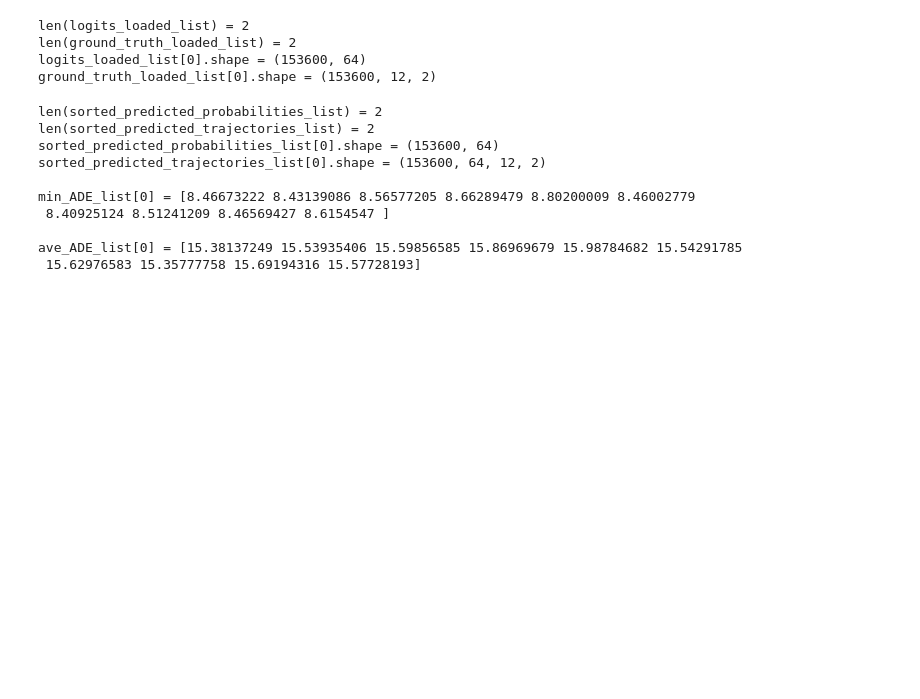
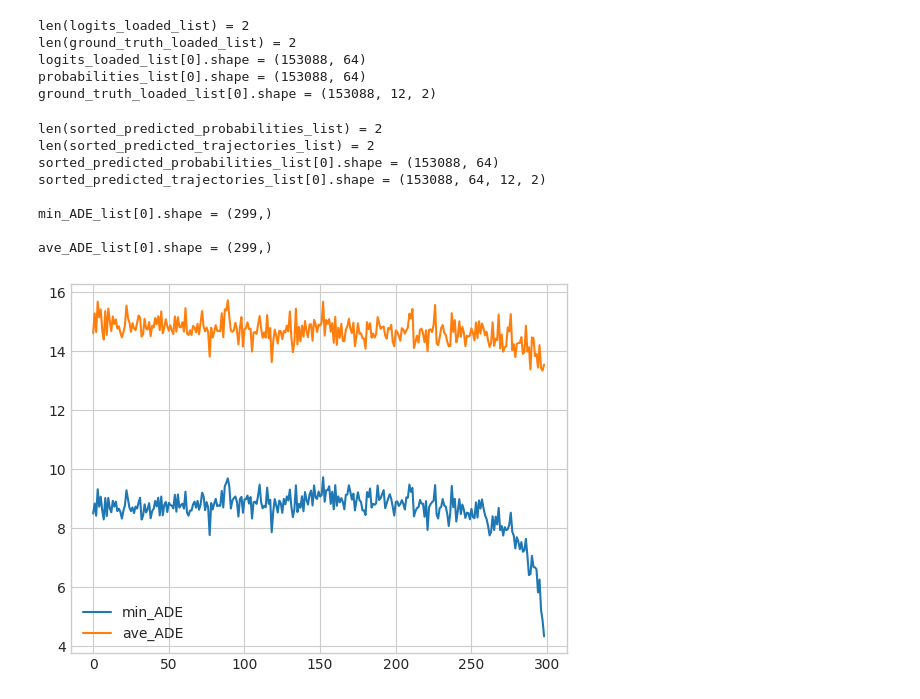
Before and after one commit to dolander1/nuscenes_dolander1, a Jupyter notebook: python-sdk/tutorials/DanielNotebook.ipynb, the cells around one changed output. Drawn from its saved outputs; the diff is of its cells as text; code cells hidden in the pictures; blank space fills up the shorter version.

```diff
--- a/python-sdk/tutorials/DanielNotebook.ipynb
+++ b/python-sdk/tutorials/DanielNotebook.ipynb
@@ -24,7 +25,7 @@ def get_ADE_for_k_trajectories(sorted_predicted_trajectories, ground_truth_traje
 
     top_k_trajectories = sorted_predicted_trajectories[:,:k_nr_of_trajectories,:,:]
 
-    n_epochs = 10 # TODO, automate
+    n_epochs = num_epochs # TODO, automate
     n_datapoints_per_epoch = 512 # TODO, automate
 
     ave_ADE = np.zeros([n_datapoints_per_epoch, n_epochs])
@@ -54,23 +55,25 @@ def get_ADE_for_k_trajectories(sorted_predicted_trajectories, ground_truth_traje
 
 epochs = [299,300]
 legend_list = ['10*10 (299e)','125*125 (300e)']
+file_number = 0
 
 file_path_list = [f"tmpResults/results_epochs={epoch}" for epoch in epochs]
 num_files = len(file_path_list)
 num_epochs = min(epochs)
-test_ind = 0
 
 # Load the .npy files
-logits_loaded_list = [np.load(f'{file_path}_logits.npy') for file_path in file_path_list][:num_epochs]
-ground_truth_loaded_list = [np.load(f'{file_path}_ground_truth.npy') for file_path in file_path_list][:num_epochs]
+logits_loaded_list = [(np.load(f'{file_path}_logits.npy'))[:num_epochs*512] for file_path in file_path_list]
+ground_truth_loaded_list = [(np.load(f'{file_path}_ground_truth.npy'))[:num_epochs*512] for file_path in file_path_list]
+softmaxy = torch.nn.Softmax(dim=1)
+probabilities_list = [softmaxy(torch.Tensor(logits)).detach().numpy().squeeze() for logits in logits_loaded_list]
 
 
 # Print the data
 print(f"len(logits_loaded_list) = {len(logits_loaded_list)}")
 print(f"len(ground_truth_loaded_list) = {len(ground_truth_loaded_list)}")
-print(f"logits_loaded_list[{test_ind}].shape = {logits_loaded_list[test_ind].shape}")
-print(f"ground_truth_loaded_list[{test_ind}].shape = {ground_truth_loaded_list[test_ind].shape}")
-
+print(f"logits_loaded_list[{file_number}].shape = {logits_loaded_list[file_number].shape}")
+print(f"probabilities_list[{file_number}].shape = {probabilities_list[file_number].shape}")
+print(f"ground_truth_loaded_list[{file_number}].shape = {ground_truth_loaded_list[file_number].shape}")
 
 # Load lattice
 with open('data/sets/nuscenes-prediction-challenge-trajectory-sets/epsilon_8.pkl', 'rb') as f:
@@ -79,34 +82,32 @@ lattice = np.array(trajectories)
 # %% [output]
 len(logits_loaded_list) = 2
 len(ground_truth_loaded_list) = 2
-logits_loaded_list[0].shape = (153600, 64)
-ground_truth_loaded_list[0].shape = (153600, 12, 2)
+logits_loaded_list[0].shape = (153088, 64)
+probabilities_list[0].shape = (153088, 64)
+ground_truth_loaded_list[0].shape = (153088, 12, 2)
 # %%
 ## Calculate
-
 results = [get_sorted_most_likely_trajectories(logits_loaded, lattice) for logits_loaded in logits_loaded_list]
 sorted_predicted_probabilities_list, sorted_predicted_trajectories_list = zip(*results)
 
 print(f"len(sorted_predicted_probabilities_list) = {len(sorted_predicted_probabilities_list)}")
 print(f"len(sorted_predicted_trajectories_list) = {len(sorted_predicted_trajectories_list)}")
-print(f"sorted_predicted_probabilities_list[{test_ind}].shape = {sorted_predicted_probabilities_list[test_ind].shape}")
-print(f"sorted_predicted_trajectories_list[{test_ind}].shape = {sorted_predicted_trajectories_list[test_ind].shape}")
+print(f"sorted_predicted_probabilities_list[{file_number}].shape = {sorted_predicted_probabilities_list[file_number].shape}")
+print(f"sorted_predicted_trajectories_list[{file_number}].shape = {sorted_predicted_trajectories_list[file_number].shape}")
 # print(f"sortedTrajectories = {sorted_predicted_trajectories_list[0][2]}") # [0][0/1] and [0][2/3] the same
 
 k_nr_of_trajectories = 5
 results = [get_ADE_for_k_trajectories(sorted_predicted_trajectories, ground_truth_loaded, k_nr_of_trajectories) for sorted_predicted_trajectories, ground_truth_loaded in zip(sorted_predicted_trajectories_list, ground_truth_loaded_list)]
 min_ADE_list, ave_ADE_list = zip(*results)
 
-print(f"\nmin_ADE_list[{test_ind}] = {min_ADE_list[test_ind]}")
-print(f"\nave_ADE_list[{test_ind}] = {ave_ADE_list[test_ind]}")
+print(f"\nmin_ADE_list[{file_number}].shape = {min_ADE_list[file_number].shape}")
+print(f"\nave_ADE_list[{file_number}].shape = {ave_ADE_list[file_number].shape}")
 # %% [output]
 len(sorted_predicted_probabilities_list) = 2
 len(sorted_predicted_trajectories_list) = 2
-sorted_predicted_probabilities_list[0].shape = (153600, 64)
-sorted_predicted_trajectories_list[0].shape = (153600, 64, 12, 2)
+sorted_predicted_probabilities_list[0].shape = (153088, 64)
+sorted_predicted_trajectories_list[0].shape = (153088, 64, 12, 2)
 
-min_ADE_list[0] = [8.46673222 8.43139086 8.56577205 8.66289479 8.80200009 8.46002779
- 8.40925124 8.51241209 8.46569427 8.6154547 ]
+min_ADE_list[0].shape = (299,)
 
-ave_ADE_list[0] = [15.38137249 15.53935406 15.59856585 15.86969679 15.98784682 15.54291785
- 15.62976583 15.35777758 15.69194316 15.57728193]
+ave_ADE_list[0].shape = (299,)
@@ -114,0 +114,8 @@ ave_ADE_list[0] = [15.38137249 15.53935406 15.59856585 15.86969679 15.98784682 1
+# %%
+## Plot ADE
+
+plt.plot(min_ADE_list[file_number], label="min_ADE")
+plt.plot(ave_ADE_list[file_number], label="ave_ADE")
+plt.legend();
+# %% [output]
+[figure, added]
```
Also changed, not shown: parts of 4 cells of this notebook, 2 other files.
